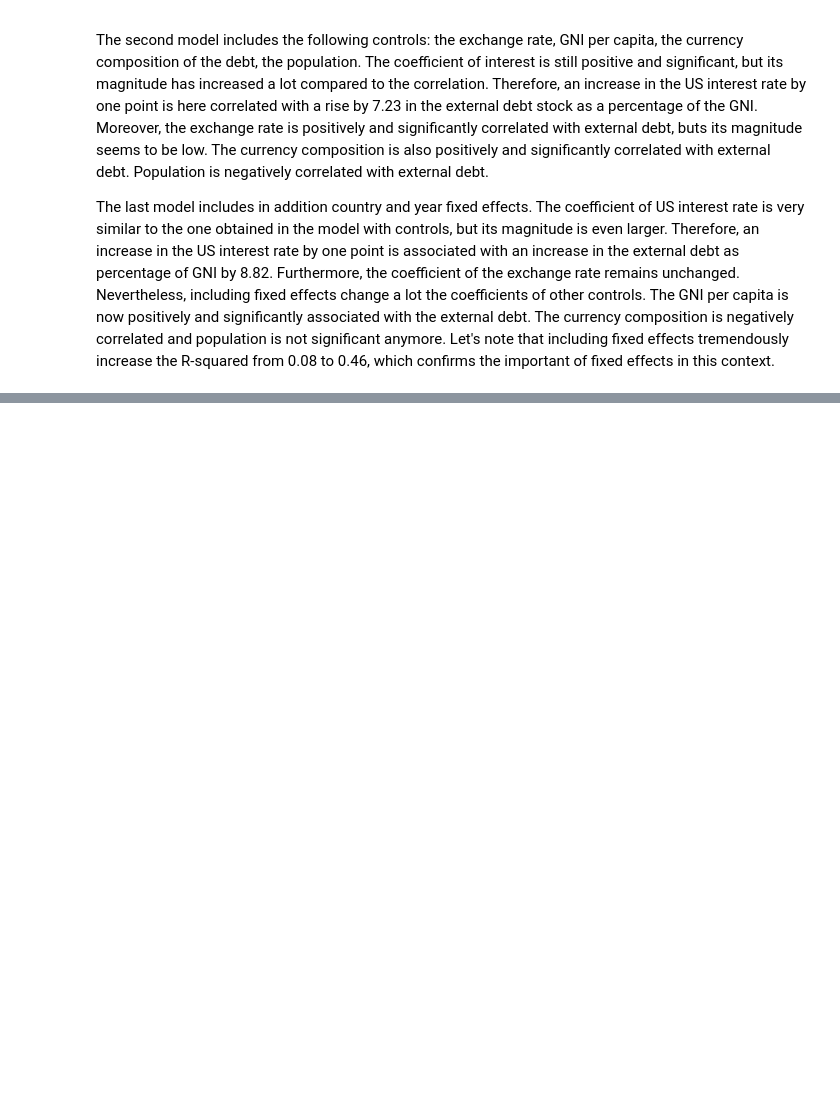
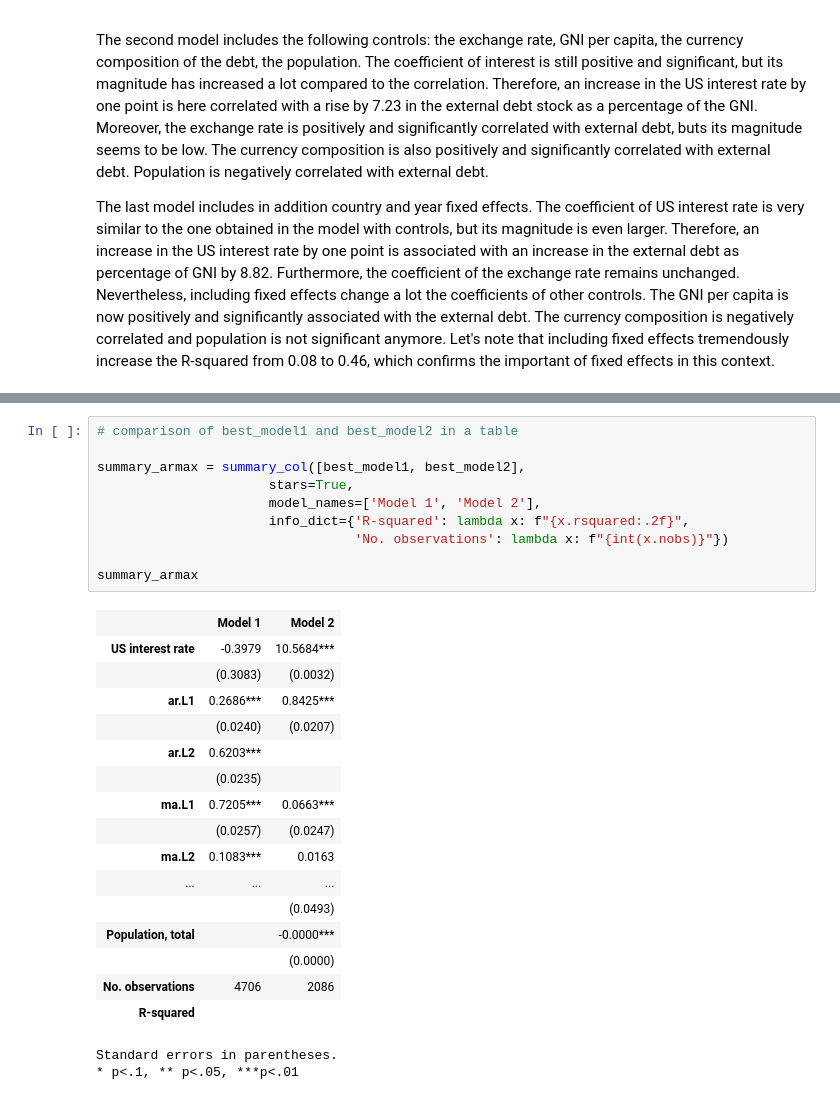
Before and after one commit to maude04/pp4rs_project, a Jupyter notebook: src/project_programming.ipynb, the cells around one changed output, grey strips where cells are left out. Saved outputs shown, nothing was run; the diff lists cells and outputs as text; blank space fills up the shorter version.

Commit message:
finished ARMAX, wrote introduction and conclusion

```diff
--- a/src/project_programming.ipynb
+++ b/src/project_programming.ipynb
@@ -703,0 +813,29 @@ The last model includes in addition country and year fixed effects. The coeffici
+# %%
+# comparison of best_model1 and best_model2 in a table
+
+summary_armax = summary_col([best_model1, best_model2],
+                      stars=True,
+                      model_names=['Model 1', 'Model 2'],
+                      info_dict={'R-squared': lambda x: f"{x.rsquared:.2f}",
+                                 'No. observations': lambda x: f"{int(x.nobs)}"})
+
+summary_armax
+# %% [output]
+|  | Model 1 | Model 2 |
+| US interest rate | -0.3979 | 10.5684*** |
+|  | (0.3083) | (0.0032) |
+| ar.L1 | 0.2686*** | 0.8425*** |
+|  | (0.0240) | (0.0207) |
+| ar.L2 | 0.6203*** |  |
+|  | (0.0235) |  |
+| ma.L1 | 0.7205*** | 0.0663*** |
+|  | (0.0257) | (0.0247) |
+| ma.L2 | 0.1083*** | 0.0163 |
+| ... | ... | ... |
+|  |  | (0.0493) |
+| Population, total |  | -0.0000*** |
+|  |  | (0.0000) |
+| No. observations | 4706 | 2086 |
+| R-squared |  |  |
+Standard errors in parentheses.
+* p<.1, ** p<.05, ***p<.01
```
Also changed, not shown: parts of 19 cells of this notebook.
